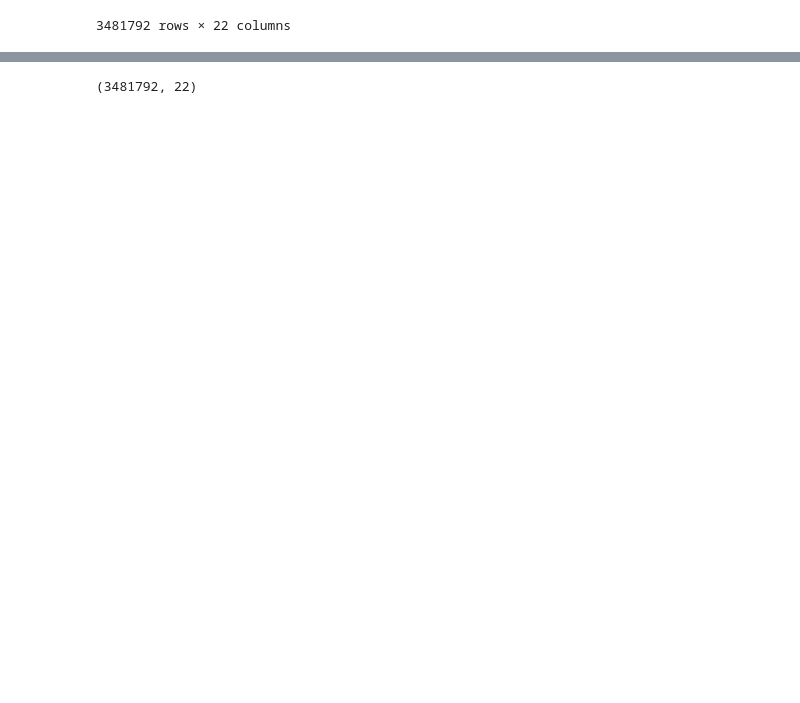
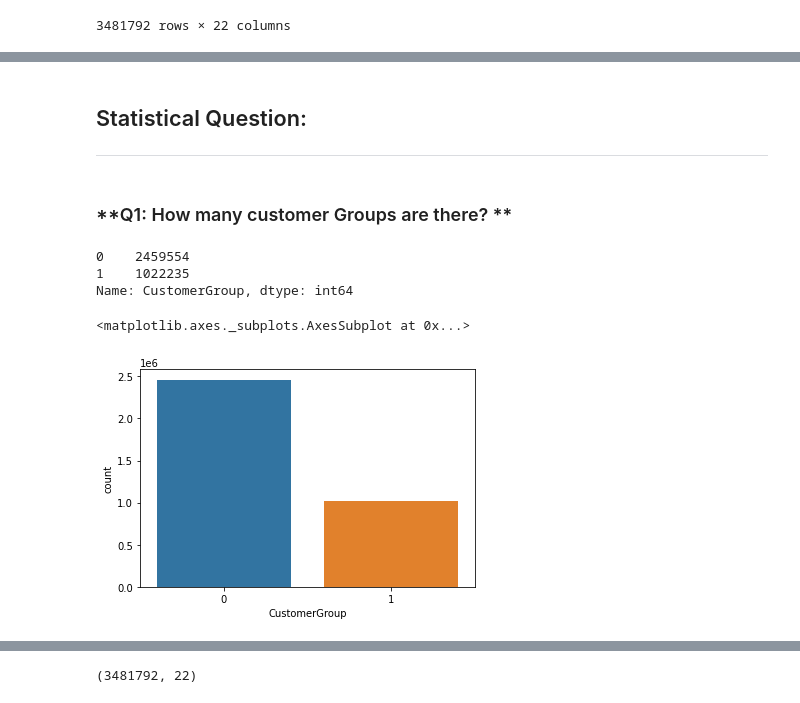
Before and after one commit to eng-aomar/cross-selling, a Jupyter notebook: bravo_datasets.ipynb, the cells around one changed output, grey strips where cells are left out. Cells and saved outputs as stored; diff of their text form; code cells hidden in the pictures; blank space fills up the shorter version.

```diff
--- a/bravo_datasets.ipynb
+++ b/bravo_datasets.ipynb
@@ -38,0 +169,18 @@ Index(['dTicketInternalKey', 'BravoNo', 'Invoice_Date', 'cBrutoValue',
+# %% [markdown]
+## Statistical Question:
+
+---
+# %% [markdown]
+
+### **Q1: How many customer Groups are there? **
+# %%
+df_clean.CustomerGroup.value_counts()
+# %% [output]
+0    2459554
+1    1022235
+Name: CustomerGroup, dtype: int64
+# %%
+sns.countplot(df_clean.CustomerGroup)
+# %% [output]
+<matplotlib.axes._subplots.AxesSubplot at 0x...>
+[figure, added]
```
Also changed, not shown: parts of 47 cells of this notebook.
